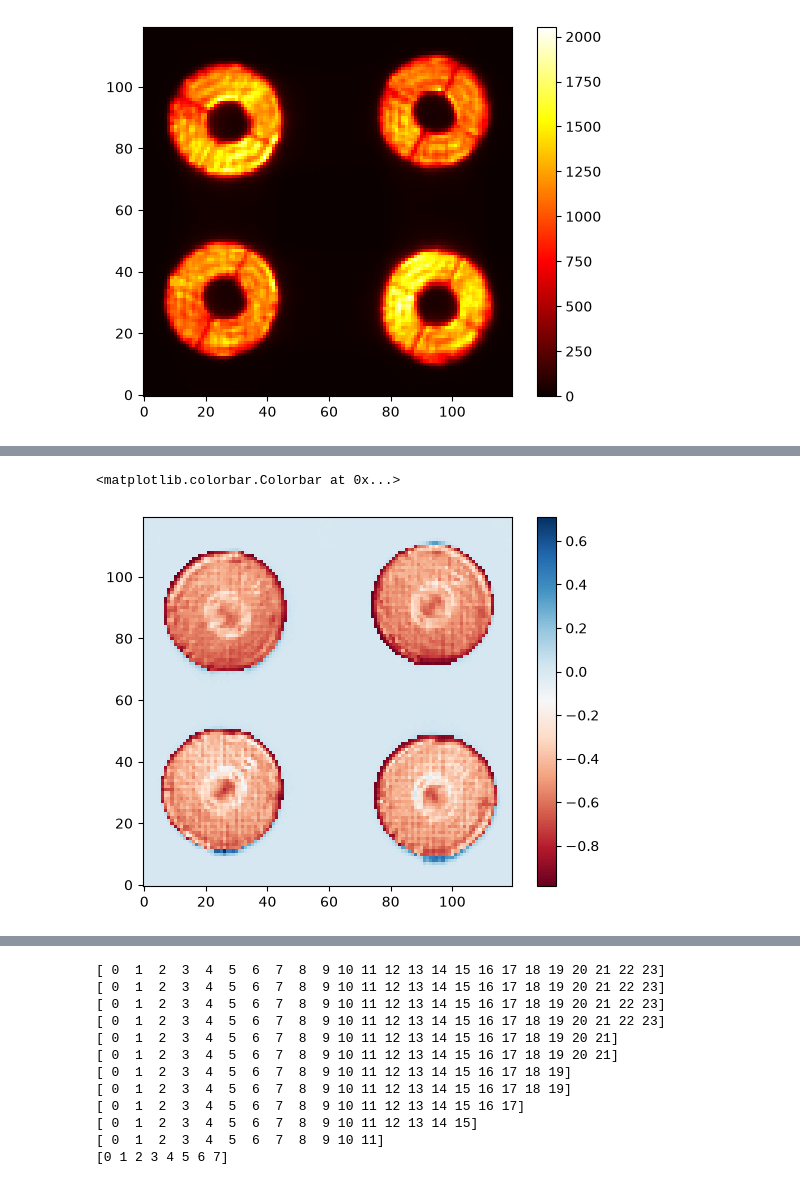
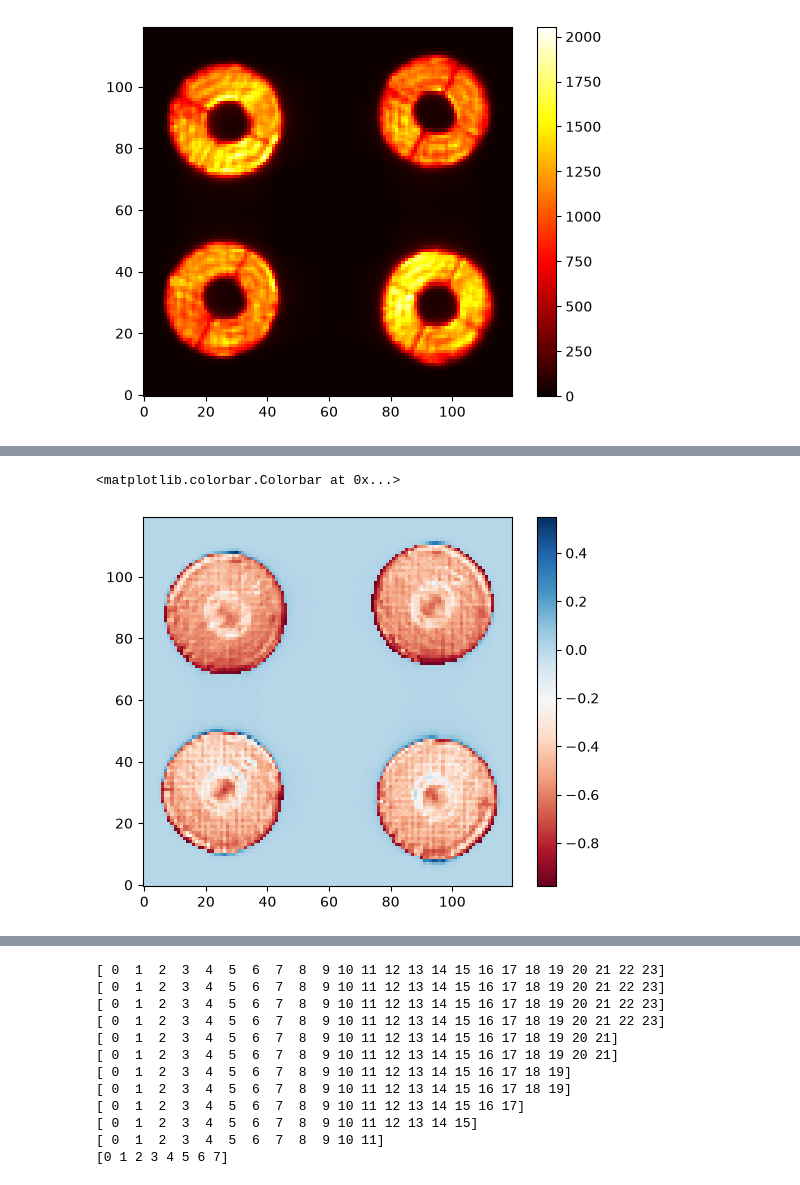
Before and after one commit to Menessao/SPECULA, a Jupyter notebook: config/EKARUS/ekarusSynIM.ipynb, the cells around one changed output, grey strips where cells are left out. Cells and saved outputs as stored; diff of their text form; code cells hidden in the pictures.

Commit message:
EKARUS synIM now running

```diff
--- a/config/EKARUS/ekarusSynIM.ipynb
+++ b/config/EKARUS/ekarusSynIM.ipynb
@@ -103,26 +98,27 @@ plt.colorbar()
 # %%
 im = fits.getdata('/raid1/mmenessini/calibration/EKARUS/data/IntMat_20260802_233704.fits')
 # im = fits.getdata('/raid1/mmenessini/calibration/EKARUS/data/IntMat_20260729_122235.fits')
+pyr_mask = get_pupil_mask(npix=240,filepath='/raid1/mmenessini/calibration/EKARUS/pupils/pyr_pupdata_onbench.fits')[60:180,60:180]
 
 imframe = im[:,290].reshape([240,240])
 imframe = np.std(im,axis=1).reshape([240,240])
 
 ref_centers = get_frame_pupil_centers(imframe)
 savg_center = np.mean(ref_centers,axis=0)
 
 xsmin = int(np.round(savg_center[0]))-60
 xsmax = int(np.round(savg_center[0]))+60
 ysmin = int(np.round(savg_center[1]))-60
 ysmax = int(np.round(savg_center[1]))+60
 
 frimg = imframe[ysmin:ysmax,xsmin:xsmax]
 
 # np.save('/raid1/mmenessini/calibration/EKARUS/data/OnBench_frame.npy',imframe)
 
 plt.figure()
 plt.imshow(frimg/np.max(frimg)-pyr_mask,origin='lower',cmap='RdBu')
 # plt.imshow(frame/np.max(frame)-pyr_mask,origin='lower',cmap='RdBu')
 plt.colorbar()
 # %% [output]
 <matplotlib.colorbar.Colorbar at 0x...>
-[figure, old version]
+[figure, new version]
```
Also changed, not shown: parts of 9 cells of this notebook, 11 other files.
